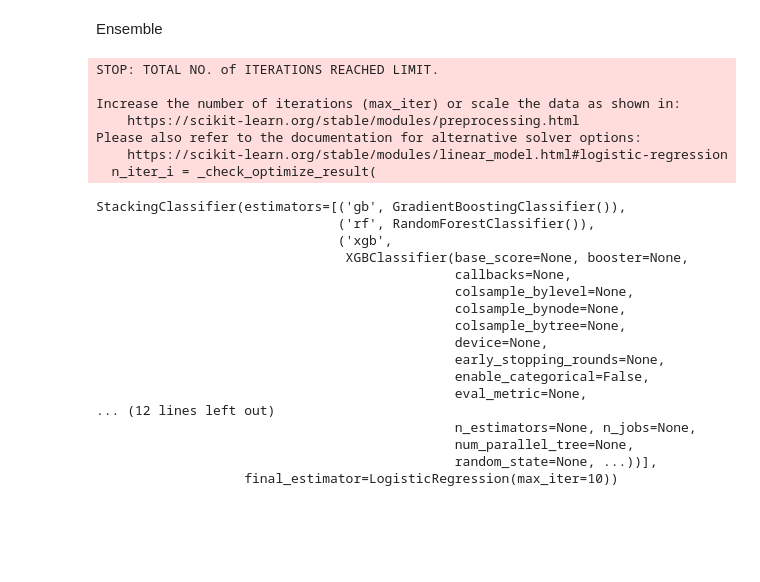
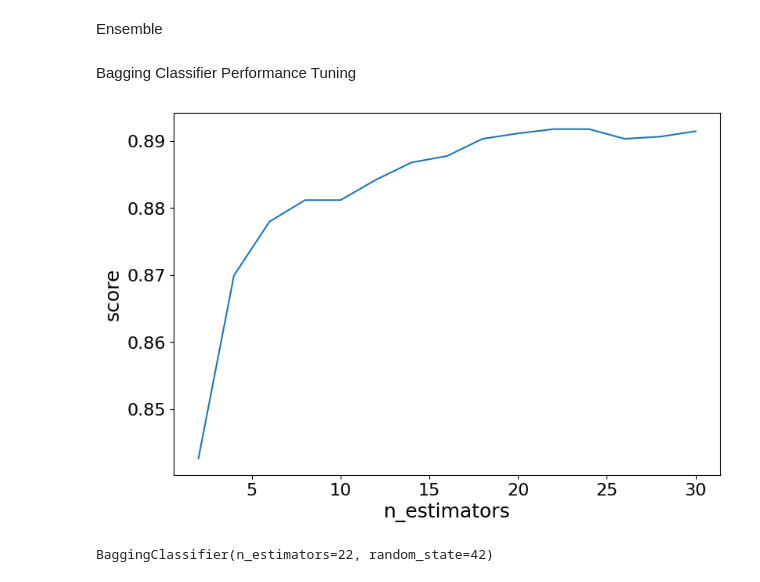
Before and after one commit to Szymqn/KaggleCompetitions, a Jupyter notebook: multi-class-prediction-of-obesity-risk.ipynb, the cells around one changed output. Cells and saved outputs as stored; diff of their text form; code cells hidden in the pictures; blank space fills up the shorter version.

Commit message:
Kaggle Notebook | Multi-Class Prediction of Obesity Risk Ensemble | Added BaggingClassifier

```diff
--- a/multi-class-prediction-of-obesity-risk.ipynb
+++ b/multi-class-prediction-of-obesity-risk.ipynb
@@ -309,46 +310,49 @@ Overfitting warning!!!
 # %% [markdown]
 Ensemble
 # %%
-gradient_boosting_clf = GradientBoostingClassifier()
-random_forest_clf = RandomForestClassifier()
-xgb_clf = XGBClassifier()
+# gradient_boosting_clf = GradientBoostingClassifier()
+# random_forest_clf = RandomForestClassifier()
+# xgb_clf = XGBClassifier()
 
 # voting_clf = VotingClassifier(estimators=[('gb', gradient_boosting_clf),
 #                                          ('rf', random_forest_clf),
 #                                          ('xgb', xgb_clf)])
 # voting_clf.fit(X_train, y_train)
-estimators=[('gb', gradient_boosting_clf),
-            ('rf', random_forest_clf),
-            ('xgb', xgb_clf)
-]
+# result_predict = pd.Series(voting_clf.predict(test_df), name="NObeyesdad")
 
-stacking_clf = StackingClassifier(
-    estimators=estimators, final_estimator=LogisticRegression(solver='lbfgs', max_iter=10)
-)
+# # estimators=[('gb', gradient_boosting_clf),
+# #             ('rf', random_forest_clf),
+# #             ('xgb', xgb_clf)
+# # ]
 
-stacking_clf.fit(X_train, y_train)
+# # stacking_clf = StackingClassifier(
+# #     estimators=estimators, final_estimator=LogisticRegression(solver='lbfgs', max_iter=10)
+# # )
+
+# # stacking_clf.fit(X_train, y_train)
+# # result_predict = pd.Series(stacking_clf.predict(test_df), name="NObeyesdad")
-# %% [output]
-STOP: TOTAL NO. of ITERATIONS REACHED LIMIT.
-
-Increase the number of iterations (max_iter) or scale the data as shown in:
-    https://scikit-learn.org/stable/modules/preprocessing.html
-Please also refer to the documentation for alternative solver options:
-    https://scikit-learn.org/stable/modules/linear_model.html#logistic-regression
-  n_iter_i = _check_optimize_result(
-StackingClassifier(estimators=[('gb', GradientBoostingClassifier()),
-                               ('rf', RandomForestClassifier()),
-                               ('xgb',
-                                XGBClassifier(base_score=None, booster=None,
-                                              callbacks=None,
-                                              colsample_bylevel=None,
-                                              colsample_bynode=None,
-                                              colsample_bytree=None,
-                                              device=None,
-                                              early_stopping_rounds=None,
-                                              enable_categorical=False,
-                                              eval_metric=None,
-... (12 lines left out)
-                                              n_estimators=None, n_jobs=None,
-                                              num_parallel_tree=None,
-                                              random_state=None, ...))],
-                   final_estimator=LogisticRegression(max_iter=10))
+# %% [markdown]
+Bagging Classifier Performance Tuning
+# %%
+estimator_range = [i for i in range(2, 32, 2)]
+models = []
+scores = []
+
+for n_estimator in estimator_range:
+    clf = BaggingClassifier(n_estimators=n_estimator, random_state=42)
+    clf.fit(X_train, y_train)
+    models.append(clf)
+    scores.append(accuracy_score(y_true=y_val, y_pred=clf.predict(X_val)))
+
+plt.figure(figsize=(9, 6))
+plt.plot(estimator_range, scores)
+
+plt.xlabel("n_estimators", fontsize=18)
+plt.ylabel("score", fontsize=18)
+plt.tick_params(labelsize=16)
+
+plt.show()
+models[scores.index(max(scores))]
+# %% [output]
+[figure, added]
+BaggingClassifier(n_estimators=22, random_state=42)
```
Also changed, not shown: parts of 7 cells of this notebook.
